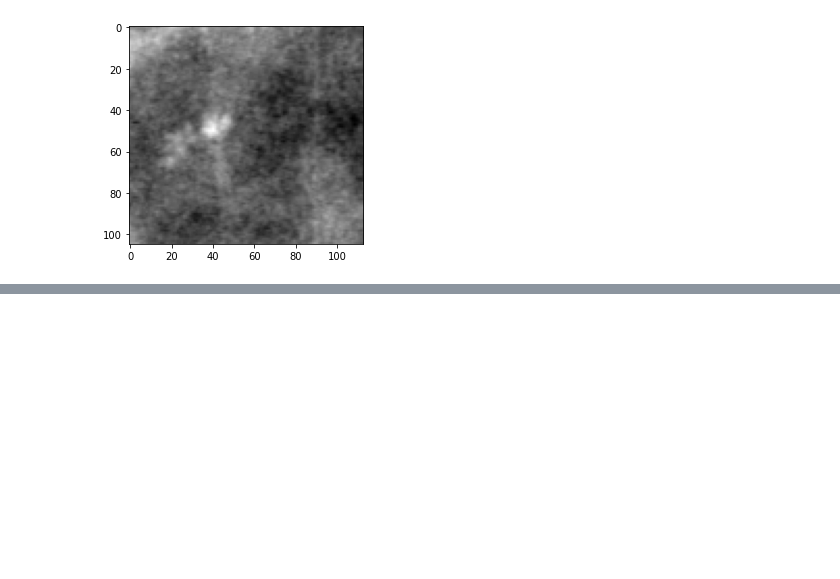
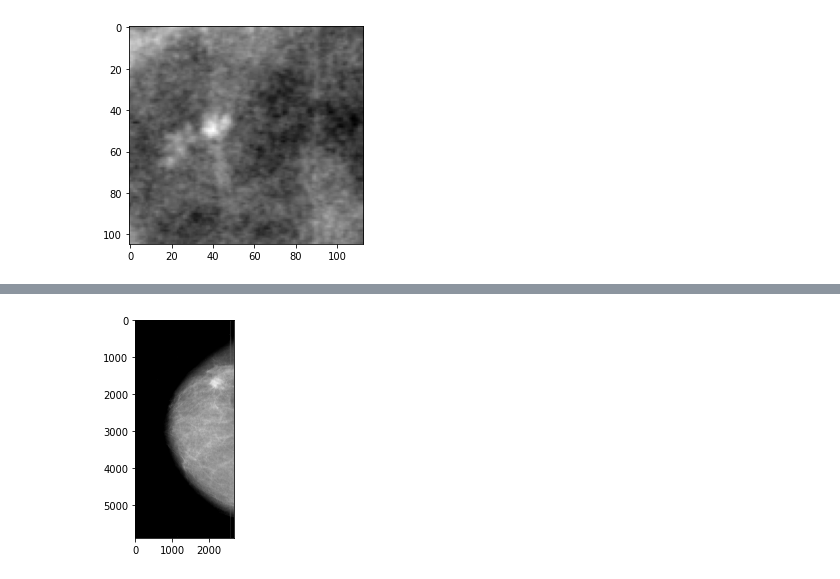
Before and after one commit to milou2764/xai-project, a Jupyter notebook: breast-cancer-images.ipynb, the cells around one changed output, grey strips where cells are left out. Drawn from its saved outputs; the diff is of its cells as text; code cells hidden in the pictures; blank space fills up the shorter version.

Commit message:
data cleaning done

```diff
--- a/breast-cancer-images.ipynb
+++ b/breast-cancer-images.ipynb
@@ -61,3 +58,11 @@ for file in cropped_images.iloc[:10]:
     plt.imshow(gray_img, cmap='gray')
 # %% [output]
 [figure]
+# %%
+full_mammogram_images = dicom_data[dicom_data.SeriesDescription == 'full mammogram images'].image_path
+print(full_mammogram_images.head())
+
+full_mammogram_images = full_mammogram_images.apply(lambda x: data_path + x)
+print(full_mammogram_images.head())
+
+print("files exists: ", full_mammogram_images.apply(lambda x: os.path.isfile(x)).all())
@@ -63,0 +83,7 @@ for file in cropped_images.iloc[:10]:
+# %%
+for file  in full_mammogram_images.iloc[:10]:
+    full_mammogram_images_show = Image.open(file)
+    gray_img= full_mammogram_images_show.convert("L")
+    plt.imshow(gray_img, cmap='gray')
+# %% [output]
+[figure, added]
```
Also changed, not shown: parts of 16 cells of this notebook.
